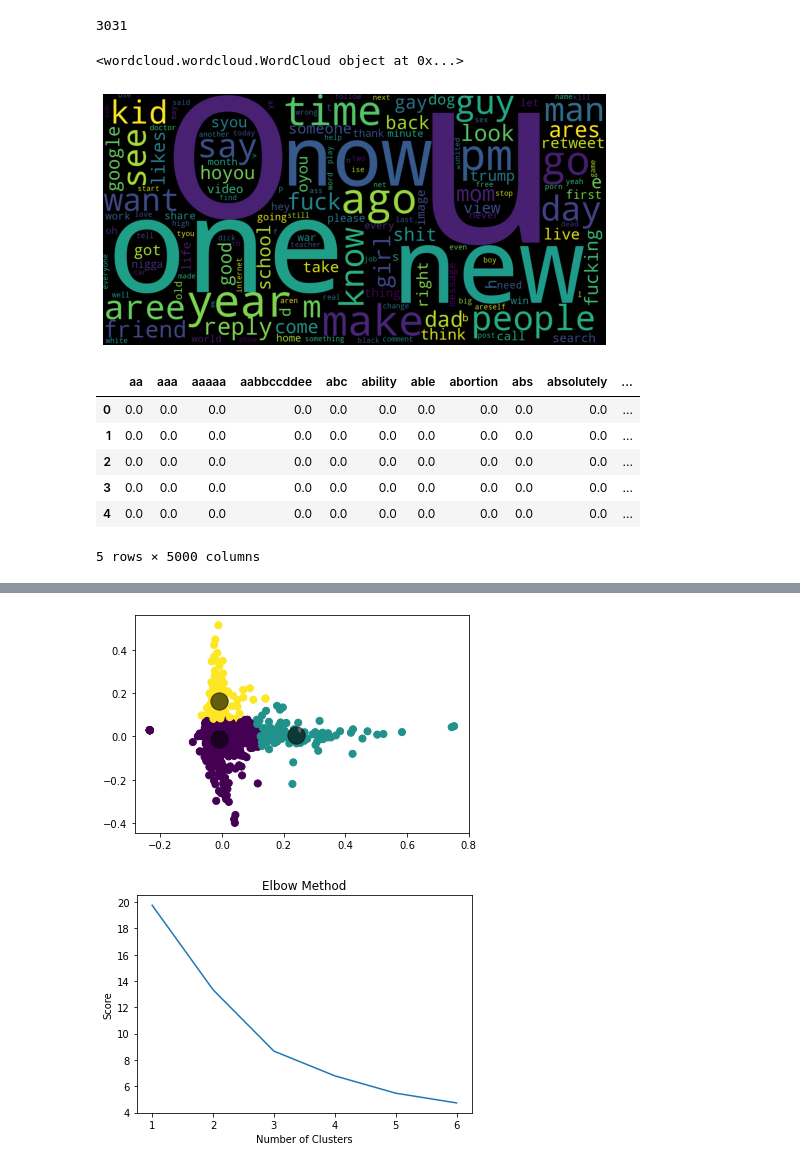
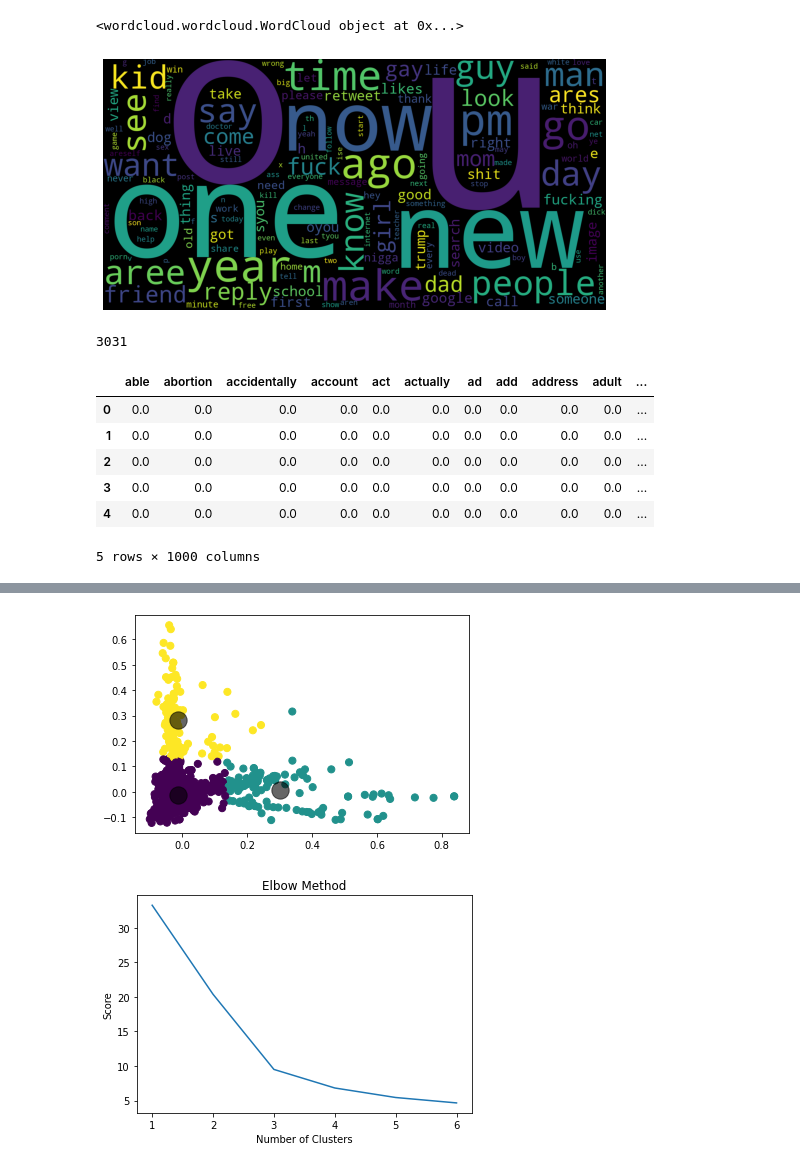
Before and after one commit to skuretski/CourseProject, a Jupyter notebook: KMeans.ipynb, the cells around one changed output, grey strips where cells are left out. Cells and saved outputs as stored; diff of their text form; code cells hidden in the pictures.

```diff
--- a/KMeans.ipynb
+++ b/KMeans.ipynb
@@ -56,9 +56,6 @@ def clean_column(data):
         return data
 
 json_data['text'] = json_data['text'].apply(clean_column)
-print(len(json_data))
-# %% [output]
-3031
 # %%
 stopwords = set(STOPWORDS)
 stopwords.add('will')
@@ -66,7 +63,7 @@ stopwords.add('yoyou')
 stopwords.add('rdankmemes')
 stopwords.add('meme')
 stopwords.add('memes')
-#stopwords.add('hoyou')
+stopwords.add('hoyou')
 # %%
 wordcloud = WordCloud(
     collocations = False,
@@ -85,7 +82,7 @@ plt.axis('off')
 plt.show()
 # %% [output]
 <wordcloud.wordcloud.WordCloud object at 0x...>
-[figure, old version]
+[figure, new version]
 # %%
 stemmer = PorterStemmer()
 def stemming_tokenizer(input):
@@ -103,51 +100,29 @@ def tokenize_and_stem(text):
     return stems
 # %%
 data = json_data['text']
-tf_idf_vectorizer = TfidfVectorizer(stop_words=stopwords, max_features=5000)
+tf_idf_vectorizer = TfidfVectorizer(stop_words=stopwords, max_features=1000)
 tf_idf = tf_idf_vectorizer.fit_transform(data)
 tf_idf_norm = normalize(tf_idf)
 tf_idf_arr = tf_idf_norm.toarray()
+print(len(tf_idf_arr))
 pd.DataFrame(tf_idf_arr, columns=tf_idf_vectorizer.get_feature_names()).head()
 # %% [output]
+3031
-|  | aa | aaa | aaaaa | aabbccddee | abc | ability | able | abortion | abs | absolutely | ... |
+|  | able | abortion | accidentally | account | act | actually | ad | add | address | adult | ... |
 | 0 | 0.0 | 0.0 | 0.0 | 0.0 | 0.0 | 0.0 | 0.0 | 0.0 | 0.0 | 0.0 | ... |
 | 1 | 0.0 | 0.0 | 0.0 | 0.0 | 0.0 | 0.0 | 0.0 | 0.0 | 0.0 | 0.0 | ... |
 | 2 | 0.0 | 0.0 | 0.0 | 0.0 | 0.0 | 0.0 | 0.0 | 0.0 | 0.0 | 0.0 | ... |
 | 3 | 0.0 | 0.0 | 0.0 | 0.0 | 0.0 | 0.0 | 0.0 | 0.0 | 0.0 | 0.0 | ... |
 | 4 | 0.0 | 0.0 | 0.0 | 0.0 | 0.0 | 0.0 | 0.0 | 0.0 | 0.0 | 0.0 | ... |
-5 rows × 5000 columns
+5 rows × 1000 columns
 # %%
-class Kmeans:
-    def __init__(self, k, seed=None, max_iter=100):
-        self.k = k
-        self.seed = seed
-        if self.seed is not None:
-            np.random.seed(self.seed)
-        self.max_iter = max_iter
-
-    def init_centroids(self, data):
-        initial_centroids = np.random.permutation(data.shape[0])[:self.k]
-        self.centroids = data[initial_centroids]
-        return self.centroids
-
-    def assign_clusters(self, data):
-        if data.ndim == 1:
-            data = reshape(-1,1)
-        dist_to_centroid = pairwise_distances(data, self.centroids, metric="euclidean")
-        self.cluster_labels = np.argmin(dist_to_centroid, axis = 1)
-        return self.cluster_labels
-
-    def update_centroids(self, data):
-        self.centroids = np.array([data[self.cluster_labels == i].mean(axis = 0) for i in range(self.k)])
-        return self.centroids
-
 num_clusters = 3
 
 sklearn_pca = PCA(n_components = 2)
 Y_sklearn = sklearn_pca.fit_transform(tf_idf_arr)
 
-kmeans = KMeans(n_clusters= num_clusters, max_iter=600, algorithm = 'auto')
-%time fitted = kmeans.fit(Y_sklearn)
+kmeans = KMeans(n_clusters= num_clusters, max_iter=600, algorithm = 'full')
+fitted = kmeans.fit(Y_sklearn)
 prediction = kmeans.predict(Y_sklearn)
 
 plt.scatter(Y_sklearn[:, 0], Y_sklearn[:, 1],c=prediction ,s=50, cmap='viridis')
@@ -160,9 +133,8 @@ Wall time: 86.7 ms
-[figure, old version]
+[figure, new version]
 # %%
 number_clusters = range(1, 7)
 
 kmeans = [KMeans(n_clusters=i, max_iter = 600) for i in number_clusters]
-kmeans
 
 score = [kmeans[i].fit(Y_sklearn).score(Y_sklearn) for i in range(len(kmeans))]
 score = [i*-1 for i in score]
@@ -173,4 +145,4 @@ plt.ylabel('Score')
 plt.title('Elbow Method')
 plt.show()
 # %% [output]
-[figure, old version]
+[figure, new version]
```
Also changed, not shown: parts of 7 cells of this notebook.
